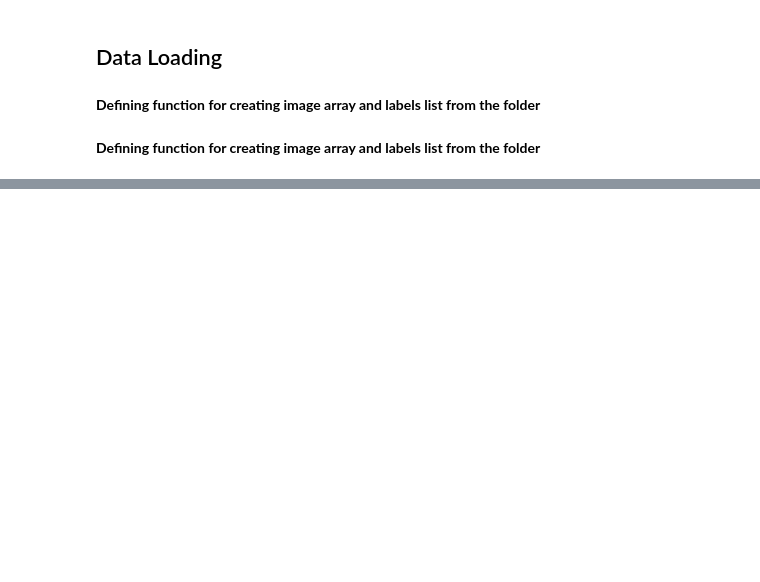
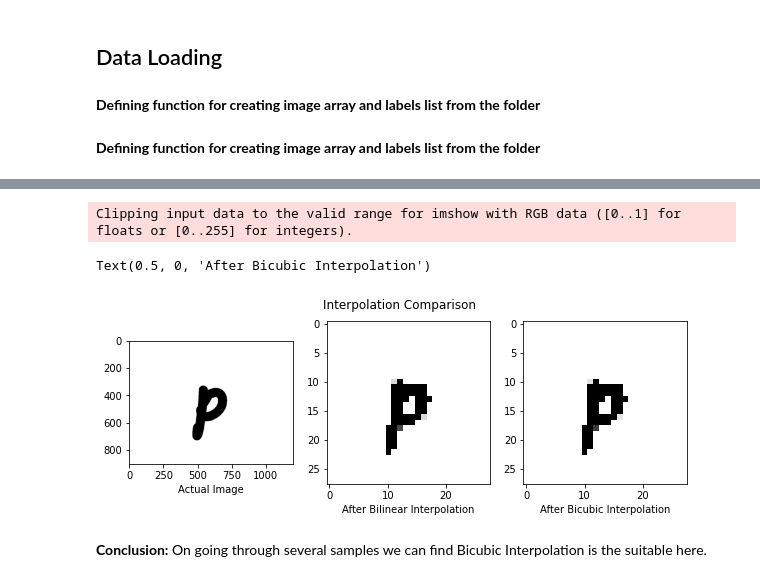
Before and after one commit to sayan0506/Comparative-STudy-of-Effect-of-Transfer-Learning-om-Different-Handwritten-Digit-Datasets-using-WandB, a Jupyter notebook: IIITD_assignment_task_2_test_script.ipynb, the cells around one changed output, grey strips where cells are left out. Saved outputs shown, nothing was run; the diff lists cells and outputs as text; code cells hidden in the pictures; blank space fills up the shorter version.

```diff
--- a/IIITD_assignment_task_2_test_script.ipynb
+++ b/IIITD_assignment_task_2_test_script.ipynb
@@ -259,0 +290,45 @@ img_df
+# %%
+# obtain a random category from the dataset
+img_cat = random.choice(os.listdir(img_dir))
+# folder path
+cat_path = os.path.join(img_dir,img_cat)
+
+# obtain random sample corresponding to the category
+img_name = random.choice(os.listdir(cat_path))
+# image path
+img_path = os.path.join(cat_path, img_name)
+# obtain the image
+img = plt.imread(img_path)
+
+# bilinear spline interpolation
+img_linear = tf.keras.preprocessing.image.smart_resize(img, size = (28,28),
+                                                       interpolation='bilinear')
+
+# bicubic spline interpolation
+img_cubic = tf.keras.preprocessing.image.smart_resize(img, size = (28,28),
+                                                       interpolation='bicubic')
+
+
+fig = plt.figure(figsize = (10,3))
+fig.suptitle('Interpolation Comparison')
+
+# before interpolation
+fig.add_subplot(131)
+plt.imshow(img)
+plt.xlabel('Actual Image')
+
+# after bilinear
+fig.add_subplot(132)
+plt.imshow(img_linear)
+plt.xlabel('After Bilinear Interpolation')
+
+# after bicubic
+fig.add_subplot(133)
+plt.imshow(img_cubic)
+plt.xlabel('After Bicubic Interpolation')
+# %% [output]
+Clipping input data to the valid range for imshow with RGB data ([0..1] for floats or [0..255] for integers).
+Text(0.5, 0, 'After Bicubic Interpolation')
+[figure, added]
+# %% [markdown]
+**Conclusion:** On going through several samples we can find Bicubic Interpolation is the suitable here.
```
Also changed, not shown: parts of 23 cells of this notebook.
